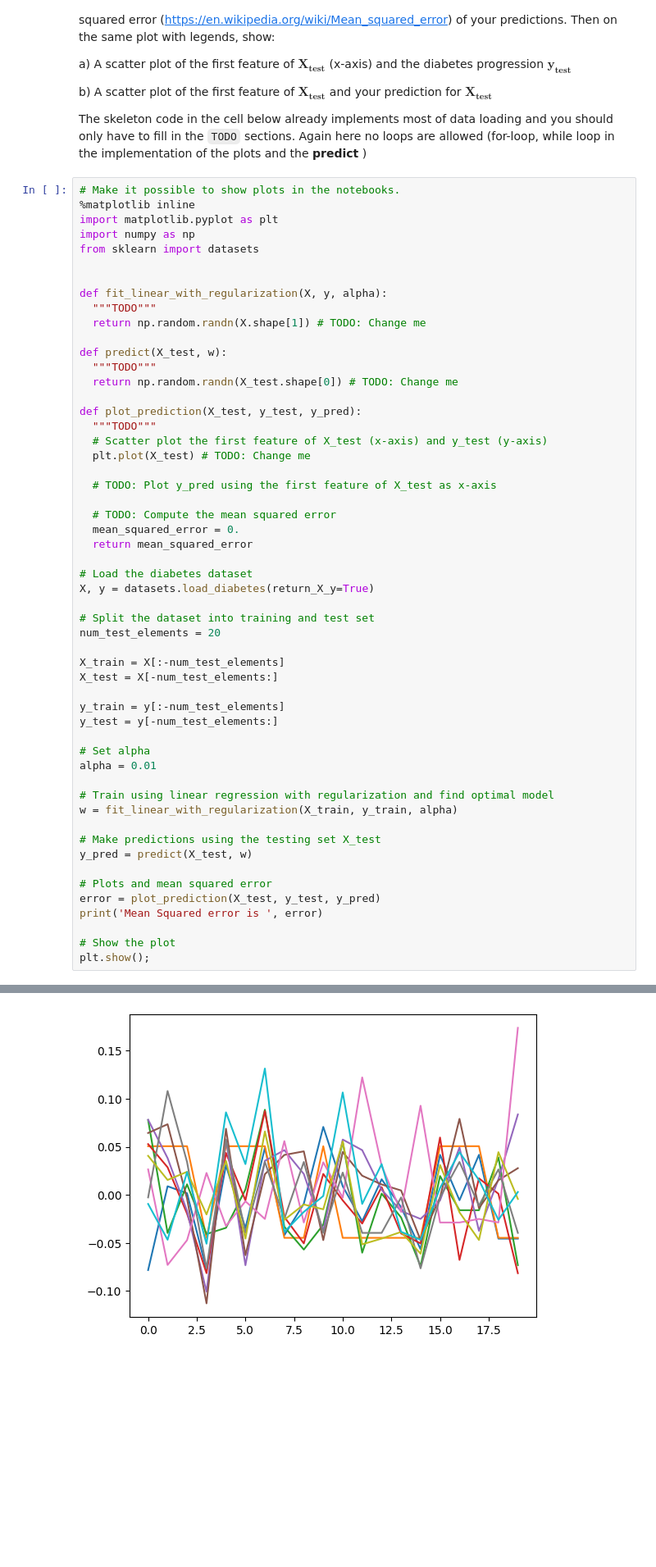
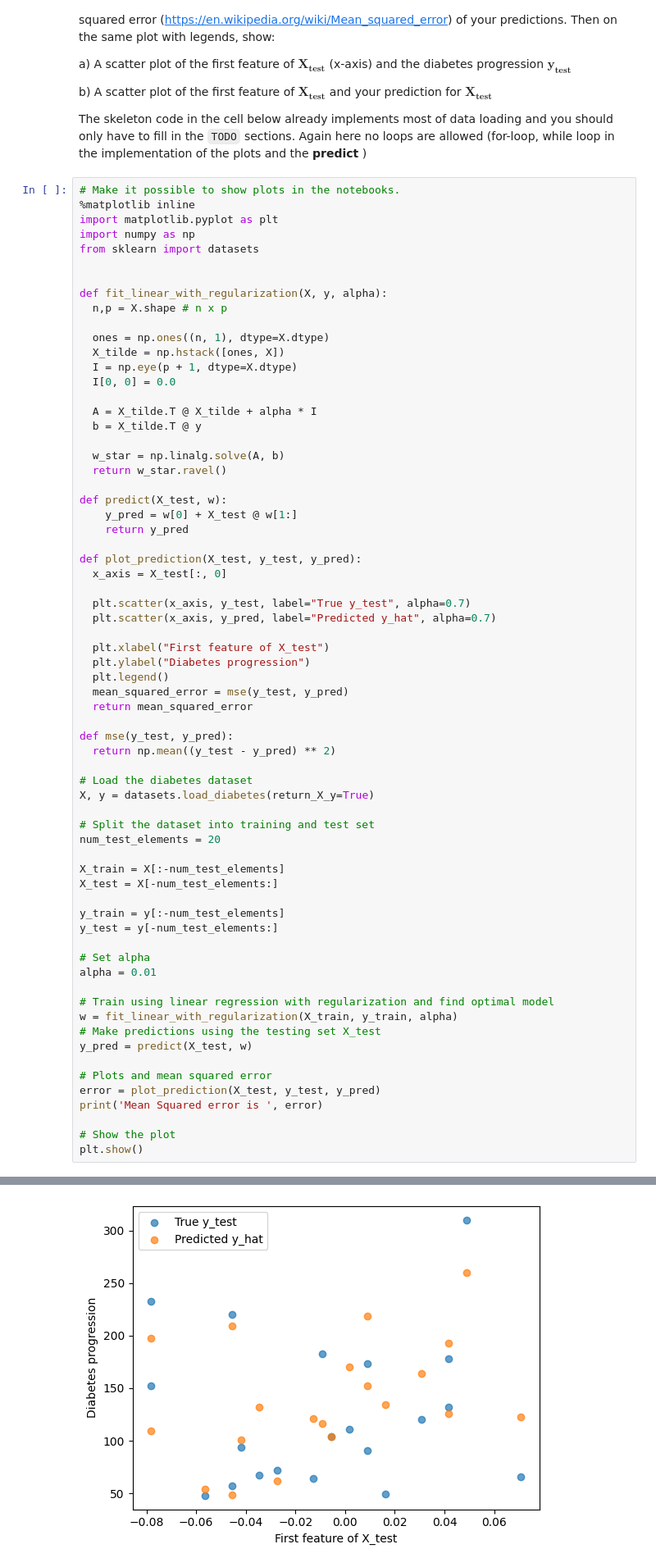
Before and after one commit to LucasKuszli/algo_for_ml, a Jupyter notebook: src/a1/HW1_2026.ipynb, the cells around one changed output, grey strips where cells are left out. Shown at 82% size. Drawn from its saved outputs; the diff is of its cells as text; blank space fills up the shorter version.

```diff
--- a/src/a1/HW1_2026.ipynb
+++ b/src/a1/HW1_2026.ipynb
@@ -301,23 +301,37 @@ from sklearn import datasets
 
 
 def fit_linear_with_regularization(X, y, alpha):
-  """TODO"""
-  return np.random.randn(X.shape[1]) # TODO: Change me
+  n,p = X.shape # n x p
+
+  ones = np.ones((n, 1), dtype=X.dtype)
+  X_tilde = np.hstack([ones, X])
+  I = np.eye(p + 1, dtype=X.dtype)
+  I[0, 0] = 0.0
+
+  A = X_tilde.T @ X_tilde + alpha * I
+  b = X_tilde.T @ y
+
+  w_star = np.linalg.solve(A, b)
+  return w_star.ravel()
 
 def predict(X_test, w):
-  """TODO"""
-  return np.random.randn(X_test.shape[0]) # TODO: Change me
+    y_pred = w[0] + X_test @ w[1:]
+    return y_pred
 
 def plot_prediction(X_test, y_test, y_pred):
-  """TODO"""
-  # Scatter plot the first feature of X_test (x-axis) and y_test (y-axis)
-  plt.plot(X_test) # TODO: Change me
+  x_axis = X_test[:, 0]
 
-  # TODO: Plot y_pred using the first feature of X_test as x-axis
+  plt.scatter(x_axis, y_test, label="True y_test", alpha=0.7)
+  plt.scatter(x_axis, y_pred, label="Predicted y_hat", alpha=0.7)
 
-  # TODO: Compute the mean squared error
-  mean_squared_error = 0.
+  plt.xlabel("First feature of X_test")
+  plt.ylabel("Diabetes progression")
+  plt.legend()
+  mean_squared_error = mse(y_test, y_pred)
   return mean_squared_error
+
+def mse(y_test, y_pred):
+  return np.mean((y_test - y_pred) ** 2)
 
 # Load the diabetes dataset
 X, y = datasets.load_diabetes(return_X_y=True)
@@ -336,7 +350,6 @@ alpha = 0.01
 
 # Train using linear regression with regularization and find optimal model
 w = fit_linear_with_regularization(X_train, y_train, alpha)
-
 # Make predictions using the testing set X_test
 y_pred = predict(X_test, w)
 
@@ -345,5 +358,5 @@ error = plot_prediction(X_test, y_test, y_pred)
 print('Mean Squared error is ', error)
 
 # Show the plot
-plt.show();
+plt.show()
 # %% [output]
@@ -351,4 +364,4 @@ Mean Squared error is  0.0
-[figure, old version]
+[figure, new version]
 # %% [markdown]
 # Bonus problem
 Answering this question will not give you any additional points. Not answering this question will not prevent you from getting full points (if all other questions are answered correctly). However, if you answer this question, we will pick exactly one question where you didn't receive full points in this assignment and give you **at most** 4 more points there. In particular, between the questions for which you have reasonably attempted a solution, we will pick the one where the difference between the full point and the point you received is the maximum.
```
Also changed, not shown: parts of 1 cell of this notebook.
